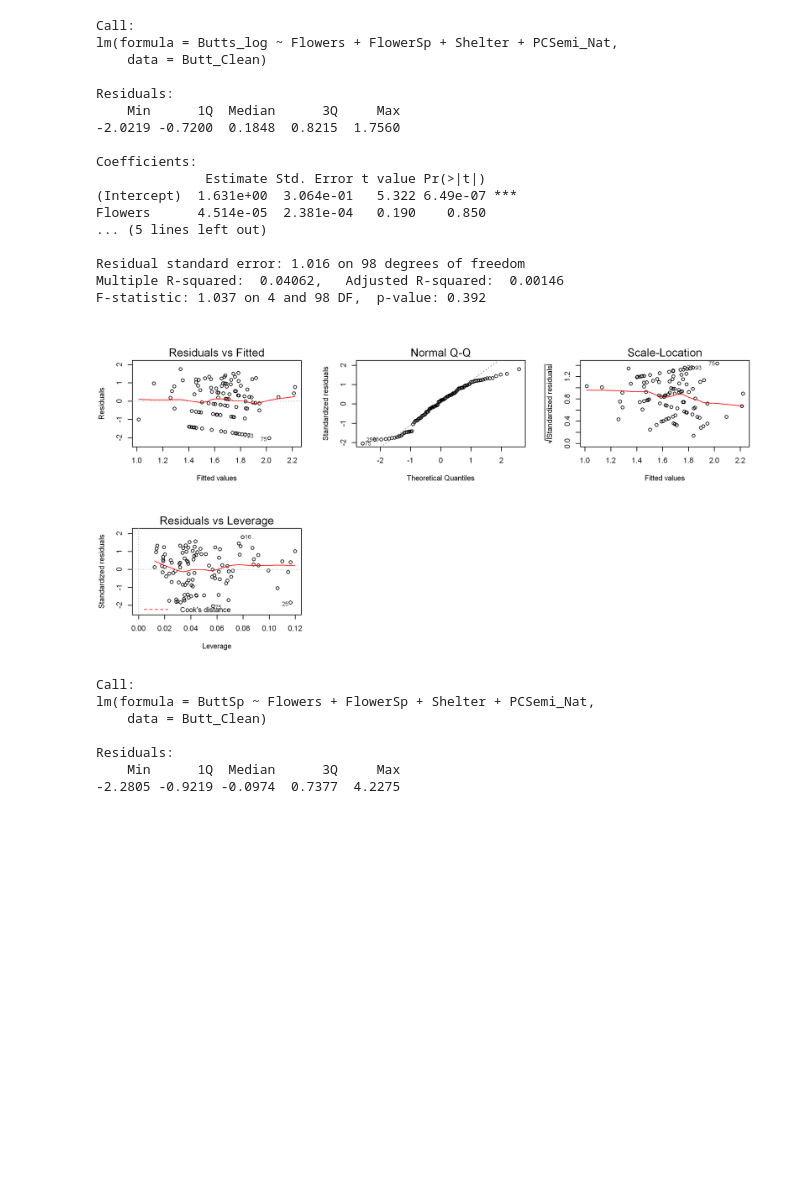
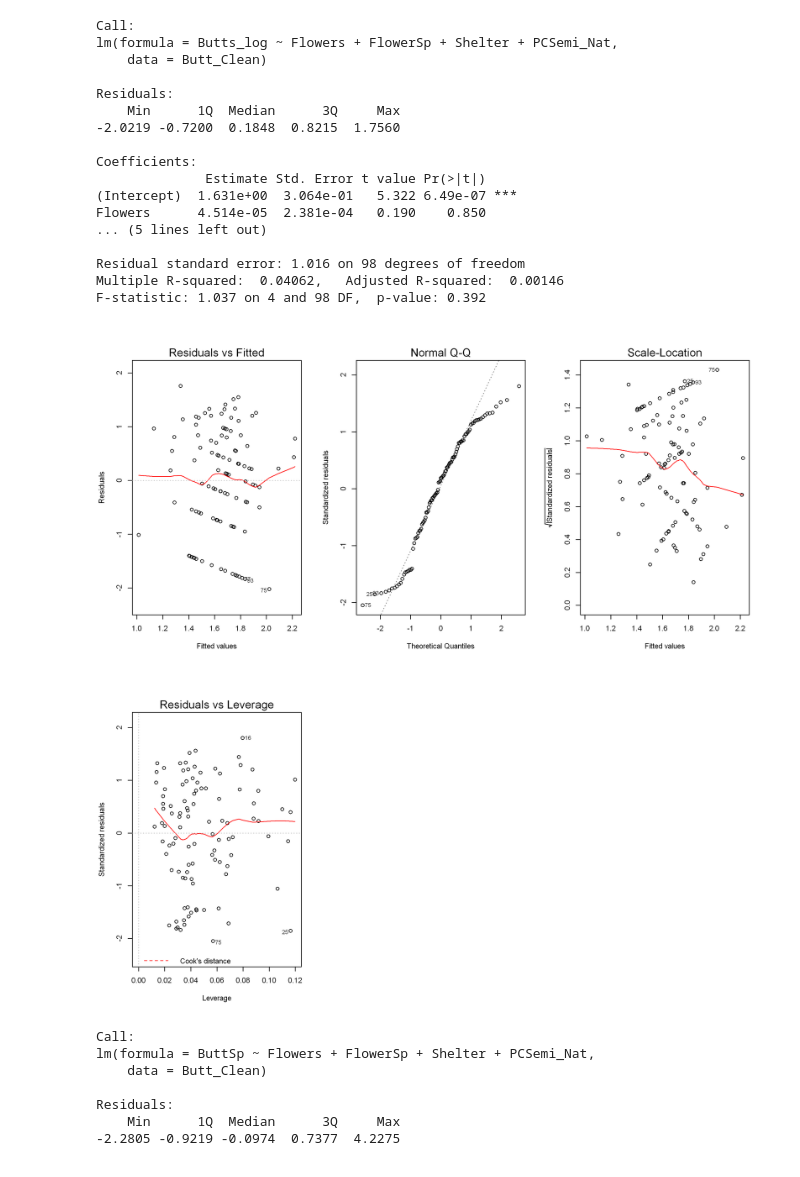
Before and after one commit to duntik/programming-for-data, a Jupyter notebook: Project/Analyses.ipynb, the cells around one changed output. Saved outputs shown, nothing was run; the diff lists cells and outputs as text; code cells hidden in the pictures; blank space fills up the shorter version.

```diff
--- a/Project/Untitled.ipynb
+++ b/Project/Analyses.ipynb
@@ -24,28 +24,29 @@ print(Butt_Clean)
 # %%
 #
 Butts= lm(Butts_log~ Flowers+ FlowerSp + Shelter+ PCSemi_Nat, data=Butt_Clean)
 summary(Butts)
-par(mfrow=c(2,3))
+par(mfrow=c(1,3))
 plot(Butts)
 # %% [output]
 Call:
 lm(formula = Butts_log ~ Flowers + FlowerSp + Shelter + PCSemi_Nat,
     data = Butt_Clean)
 
 Residuals:
     Min      1Q  Median      3Q     Max
 -2.0219 -0.7200  0.1848  0.8215  1.7560
 
 Coefficients:
               Estimate Std. Error t value Pr(>|t|)
 (Intercept)  1.631e+00  3.064e-01   5.322 6.49e-07 ***
 Flowers      4.514e-05  2.381e-04   0.190    0.850
 ... (5 lines left out)
 
 Residual standard error: 1.016 on 98 degrees of freedom
 Multiple R-squared:  0.04062,   Adjusted R-squared:  0.00146
 F-statistic: 1.037 on 4 and 98 DF,  p-value: 0.392
-[figure, old version]
+[figure, new version]
+[figure, added]
 # %%
 #Butts diversity
 Butt_Clean_sp= lm(ButtSp~ Flowers+ FlowerSp + Shelter+ PCSemi_Nat, data=Butt_Clean)
```
Also changed, not shown: parts of 1 cell of this notebook.
